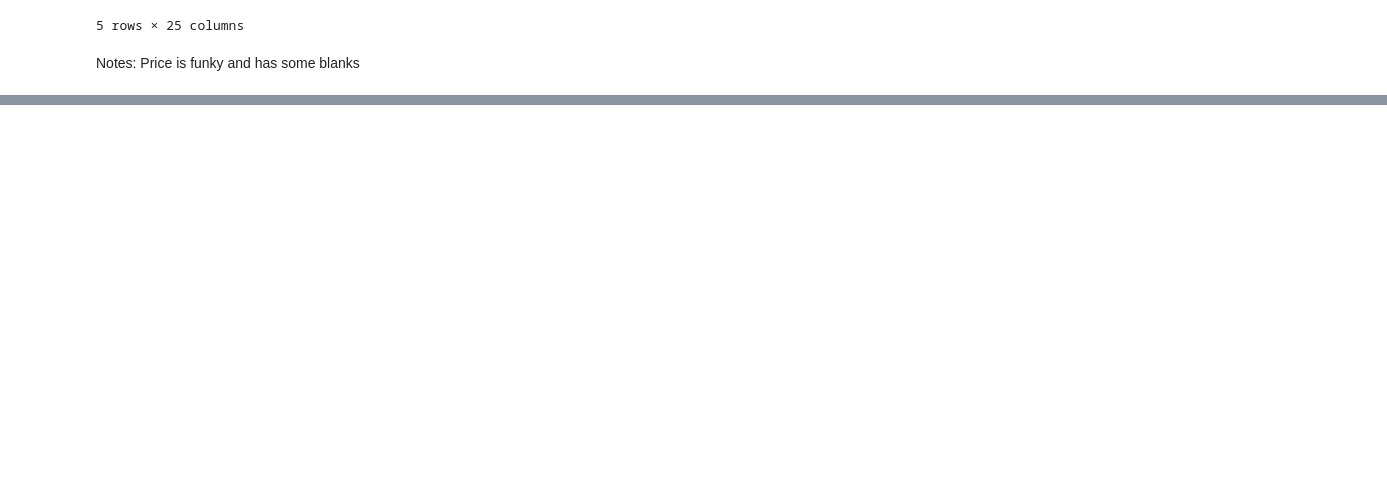
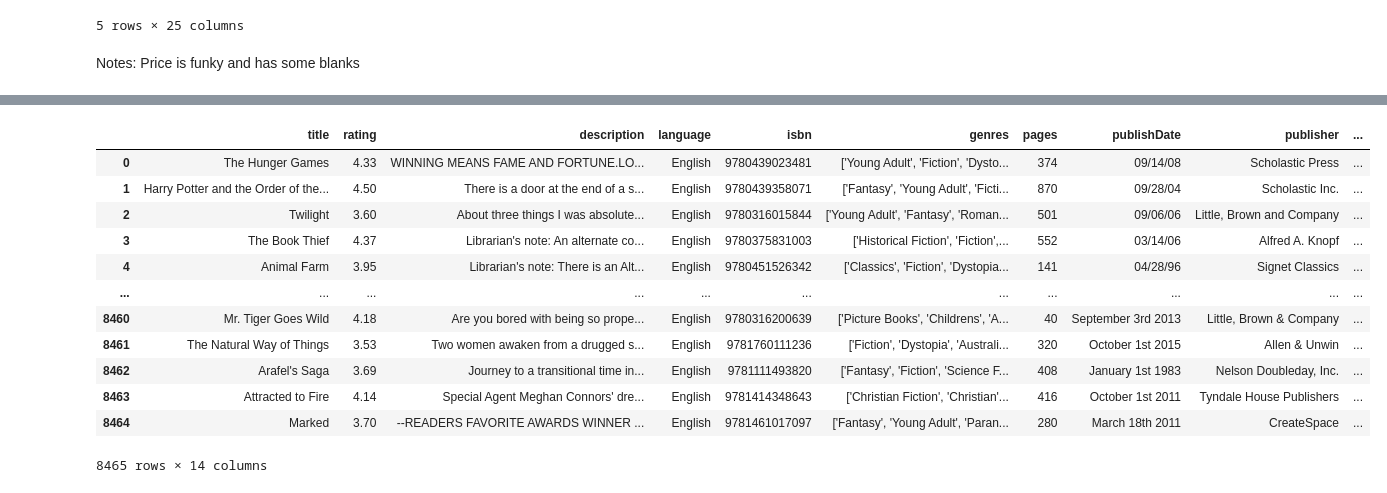
Before and after one commit to mattapallisravya/ETL-Project-Goodreads, a Jupyter notebook: Extract.ipynb, the cells around one changed output, grey strips where cells are left out. Drawn from its saved outputs; the diff is of its cells as text; code cells hidden in the pictures; blank space fills up the shorter version.

```diff
--- a/Extract.ipynb
+++ b/Extract.ipynb
@@ -88,0 +139,8 @@ book_df2.head()
+# %%
+# Keep only the index and column of the first author
+author_table = new_df.loc[:, :0]
+
+#name the author column
+author_table.columns = ['author']
+
+author_table
@@ -88,0 +162,4 @@ book_df2.head()
+# %%
+# Keep only the authors name
+split_author = pd.DataFrame(author_table['author'].str.split(pat='(', n=-1, expand=True))
+split_author
@@ -88,0 +181,11 @@ book_df2.head()
+# %%
+# Keep only the index and column of the first author
+author_df = split_author.loc[:, :0]
+
+#name the author column
+author_df.columns = ['main author']
+
+#rename the index
+author_df = author_df.rename(index = {'' : 'isbn'})
+
+author_df
@@ -130,0 +211,23 @@ Would it be easier to scrape if we remove anything after a comma so we only have
+# %%
+# merge data from the author table to the main data
+
+main_book_data = pd.merge(book_df2, author_df, on = 'isbn')
+
+#remove the original author column
+main_book_data = main_book_data.drop(columns=['author'])
+
+main_book_data
+# %% [output]
+|  | title | rating | description | language | isbn | genres | pages | publishDate | publisher | ... |
+| 0 | The Hunger Games | 4.33 | WINNING MEANS FAME AND FORTUNE.LO... | English | 9780439023481 | ['Young Adult', 'Fiction', 'Dysto... | 374 | 09/14/08 | Scholastic Press | ... |
+| 1 | Harry Potter and the Order of the... | 4.50 | There is a door at the end of a s... | English | 9780439358071 | ['Fantasy', 'Young Adult', 'Ficti... | 870 | 09/28/04 | Scholastic Inc. | ... |
+| 2 | Twilight | 3.60 | About three things I was absolute... | English | 9780316015844 | ['Young Adult', 'Fantasy', 'Roman... | 501 | 09/06/06 | Little, Brown and Company | ... |
+| 3 | The Book Thief | 4.37 | Librarian's note: An alternate co... | English | 9780375831003 | ['Historical Fiction', 'Fiction',... | 552 | 03/14/06 | Alfred A. Knopf | ... |
+| 4 | Animal Farm | 3.95 | Librarian's note: There is an Alt... | English | 9780451526342 | ['Classics', 'Fiction', 'Dystopia... | 141 | 04/28/96 | Signet Classics | ... |
+| ... | ... | ... | ... | ... | ... | ... | ... | ... | ... | ... |
+| 8460 | Mr. Tiger Goes Wild | 4.18 | Are you bored with being so prope... | English | 9780316200639 | ['Picture Books', 'Childrens', 'A... | 40 | September 3rd 2013 | Little, Brown & Company | ... |
+| 8461 | The Natural Way of Things | 3.53 | Two women awaken from a drugged s... | English | 9781760111236 | ['Fiction', 'Dystopia', 'Australi... | 320 | October 1st 2015 | Allen & Unwin | ... |
+| 8462 | Arafel's Saga | 3.69 | Journey to a transitional time in... | English | 9781111493820 | ['Fantasy', 'Fiction', 'Science F... | 408 | January 1st 1983 | Nelson Doubleday, Inc. | ... |
+| 8463 | Attracted to Fire | 4.14 | Special Agent Meghan Connors' dre... | English | 9781414348643 | ['Christian Fiction', 'Christian'... | 416 | October 1st 2011 | Tyndale House Publishers | ... |
+| 8464 | Marked | 3.70 | --READERS FAVORITE AWARDS WINNER ... | English | 9781461017097 | ['Fantasy', 'Young Adult', 'Paran... | 280 | March 18th 2011 | CreateSpace | ... |
+8465 rows × 14 columns
```
Also changed, not shown: parts of 14 cells of this notebook, 7 other files.
